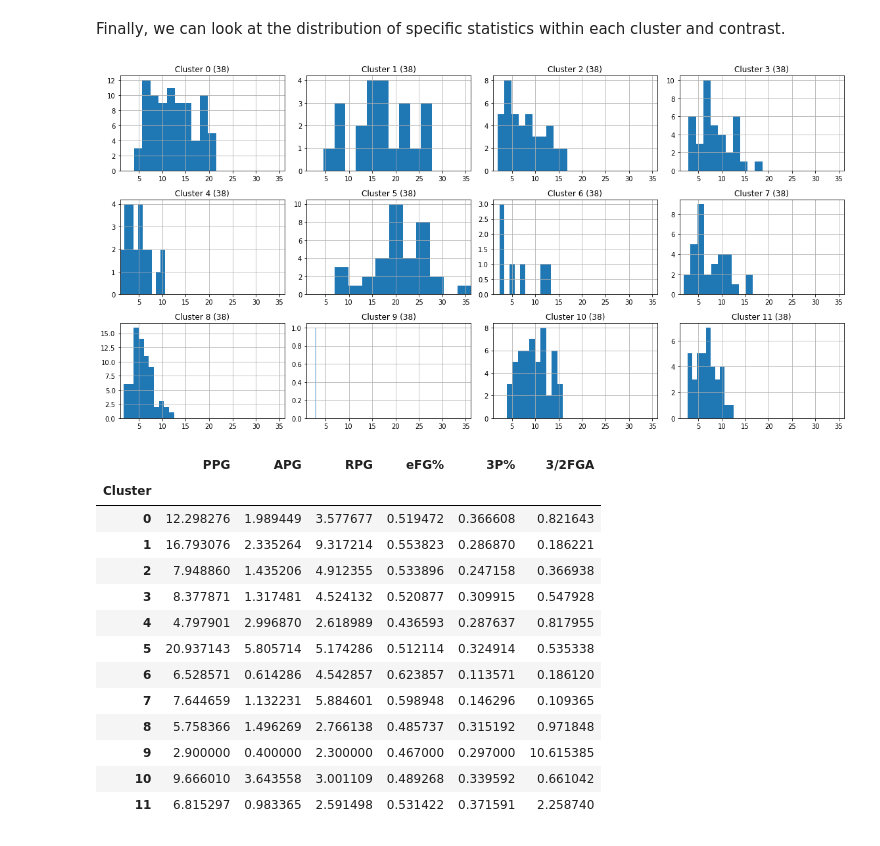
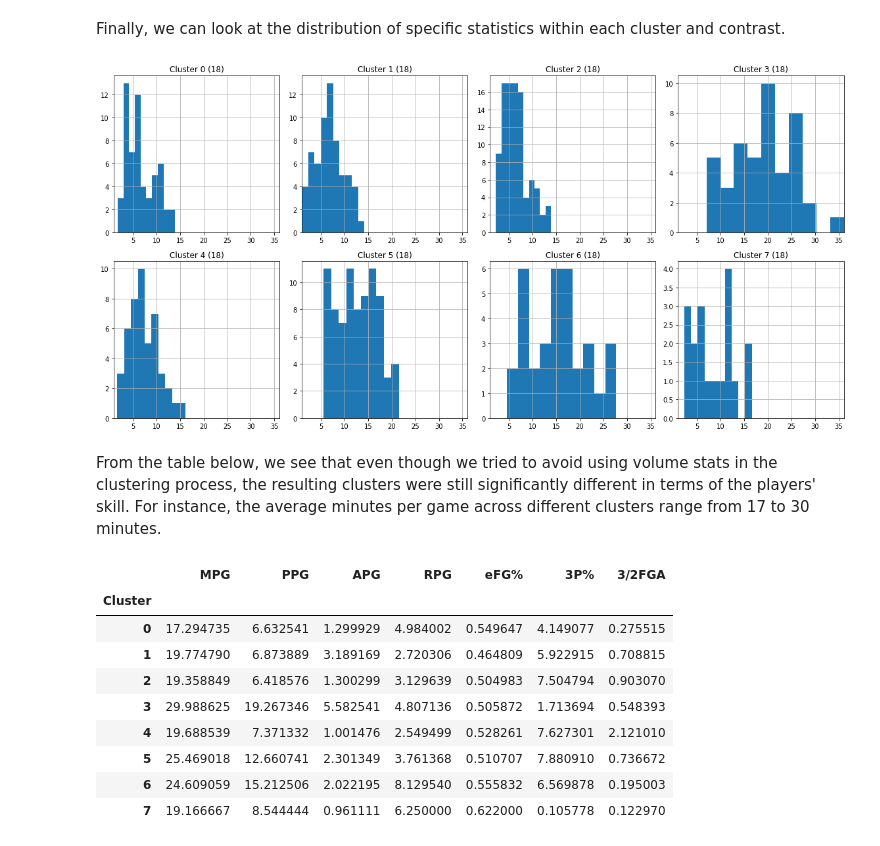
Before and after one commit to arifaulakh/FIBA_Player_Styles, a Jupyter notebook: Standardized_Clusters.ipynb, the cells around one changed output. Cells and saved outputs as stored; diff of their text form; code cells hidden in the pictures.

```diff
--- a/Standardized_Clusters.ipynb
+++ b/Standardized_Clusters.ipynb
@@ -22,5 +18,3 @@ Need to fix this column.
-# %%
-df['3P%'] = df['3P%'].apply(lambda x: x if x <= 1 else (x/100))
 # %% [markdown]
 ### Feature Engineering
 
@@ -36,0 +33,4 @@ print(list(df.columns))
+# %%
+print(df.shape[0])
+df = df[df['FULL NAME'] != 'Gary Clark']
+print(df.shape[0])
@@ -126,7 +131,7 @@ plt.show()
 
 We can now look at the relative size of each cluster.
 # %%
-num_clusters = 12
+num_clusters = 8
 test_model = KMeans(n_clusters = num_clusters, random_state = 1)
 test_model.fit(num_data)
 df['Cluster'] = test_model.labels_
@@ -193,9 +192,9 @@ Cluster 0
 Finally, we can look at the distribution of specific statistics within each cluster and contrast.
 # %%
 stat = 'PPG'
-plt.subplots(3, 4, figsize=(16, 8))
+plt.subplots(2, 4, figsize=(16, 8))
 for i in range(num_clusters):
-    plt.subplot(3, 4, i+1)
+    plt.subplot(2, 4, i+1)
     stats = df[df['Cluster'] == i][stat]
     stats.hist()
     plt.title("Cluster " + str(i) + " (" + str(counts.sum()) + ")")
@@ -203,21 +202,19 @@ for i in range(num_clusters):
 plt.tight_layout()
 plt.show()
 # %% [output]
-[figure, old version]
+[figure, new version]
+# %% [markdown]
+From the table below, we see that even though we tried to avoid using volume stats in the clustering process, the resulting clusters were still significantly different in terms of the players' skill. For instance, the average minutes per game across different clusters range from 17 to 30 minutes.
 # %%
-df.groupby('Cluster')[['PPG', 'APG', 'RPG', 'eFG%', '3P%', '3/2FGA']].mean()
+df.groupby('Cluster')[['MPG', 'PPG', 'APG', 'RPG', 'eFG%', '3P%', '3/2FGA']].mean()
 # %% [output]
-|  | PPG | APG | RPG | eFG% | 3P% | 3/2FGA |
-| Cluster |  |  |  |  |  |  |
-| 0 | 12.298276 | 1.989449 | 3.577677 | 0.519472 | 0.366608 | 0.821643 |
-| 1 | 16.793076 | 2.335264 | 9.317214 | 0.553823 | 0.286870 | 0.186221 |
-| 2 | 7.948860 | 1.435206 | 4.912355 | 0.533896 | 0.247158 | 0.366938 |
-| 3 | 8.377871 | 1.317481 | 4.524132 | 0.520877 | 0.309915 | 0.547928 |
-| 4 | 4.797901 | 2.996870 | 2.618989 | 0.436593 | 0.287637 | 0.817955 |
-| 5 | 20.937143 | 5.805714 | 5.174286 | 0.512114 | 0.324914 | 0.535338 |
-| 6 | 6.528571 | 0.614286 | 4.542857 | 0.623857 | 0.113571 | 0.186120 |
-| 7 | 7.644659 | 1.132231 | 5.884601 | 0.598948 | 0.146296 | 0.109365 |
-| 8 | 5.758366 | 1.496269 | 2.766138 | 0.485737 | 0.315192 | 0.971848 |
-| 9 | 2.900000 | 0.400000 | 2.300000 | 0.467000 | 0.297000 | 10.615385 |
-| 10 | 9.666010 | 3.643558 | 3.001109 | 0.489268 | 0.339592 | 0.661042 |
-| 11 | 6.815297 | 0.983365 | 2.591498 | 0.531422 | 0.371591 | 2.258740 |
+|  | MPG | PPG | APG | RPG | eFG% | 3P% | 3/2FGA |
+| Cluster |  |  |  |  |  |  |  |
+| 0 | 17.294735 | 6.632541 | 1.299929 | 4.984002 | 0.549647 | 4.149077 | 0.275515 |
+| 1 | 19.774790 | 6.873889 | 3.189169 | 2.720306 | 0.464809 | 5.922915 | 0.708815 |
+| 2 | 19.358849 | 6.418576 | 1.300299 | 3.129639 | 0.504983 | 7.504794 | 0.903070 |
+| 3 | 29.988625 | 19.267346 | 5.582541 | 4.807136 | 0.505872 | 1.713694 | 0.548393 |
+| 4 | 19.688539 | 7.371332 | 1.001476 | 2.549499 | 0.528261 | 7.627301 | 2.121010 |
+| 5 | 25.469018 | 12.660741 | 2.301349 | 3.761368 | 0.510707 | 7.880910 | 0.736672 |
+| 6 | 24.609059 | 15.212506 | 2.022195 | 8.129540 | 0.555832 | 6.569878 | 0.195003 |
+| 7 | 19.166667 | 8.544444 | 0.961111 | 6.250000 | 0.622000 | 0.105778 | 0.122970 |
```
Also changed, not shown: parts of 16 cells of this notebook, 2 other files.
